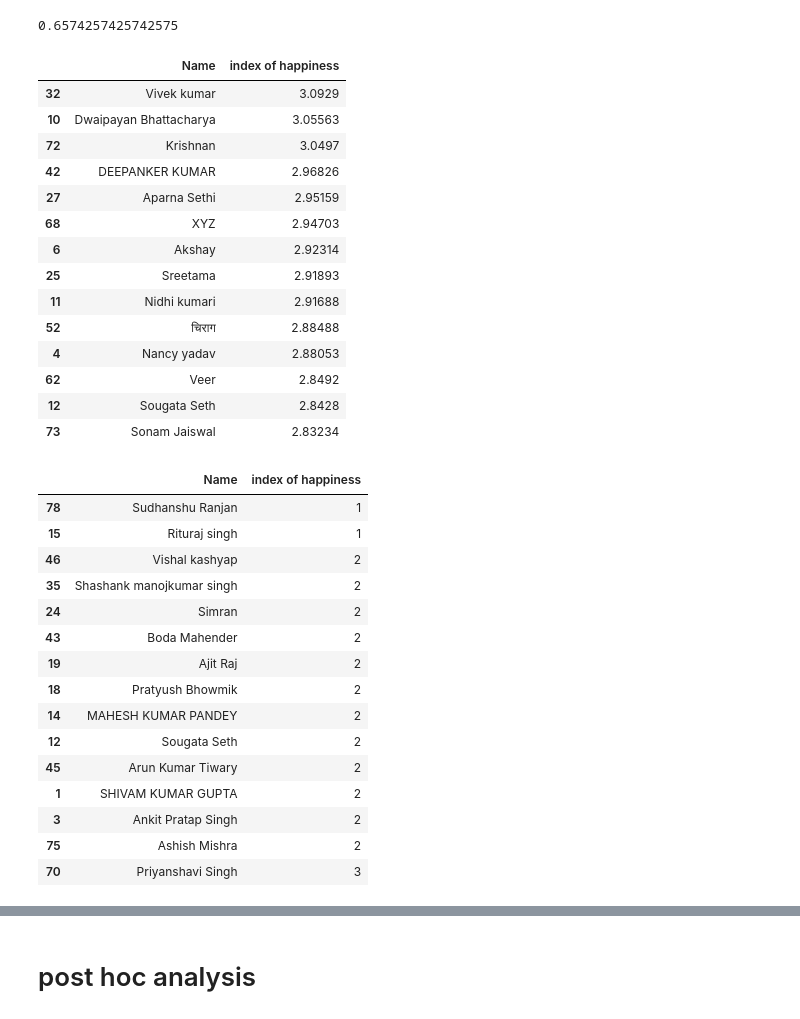
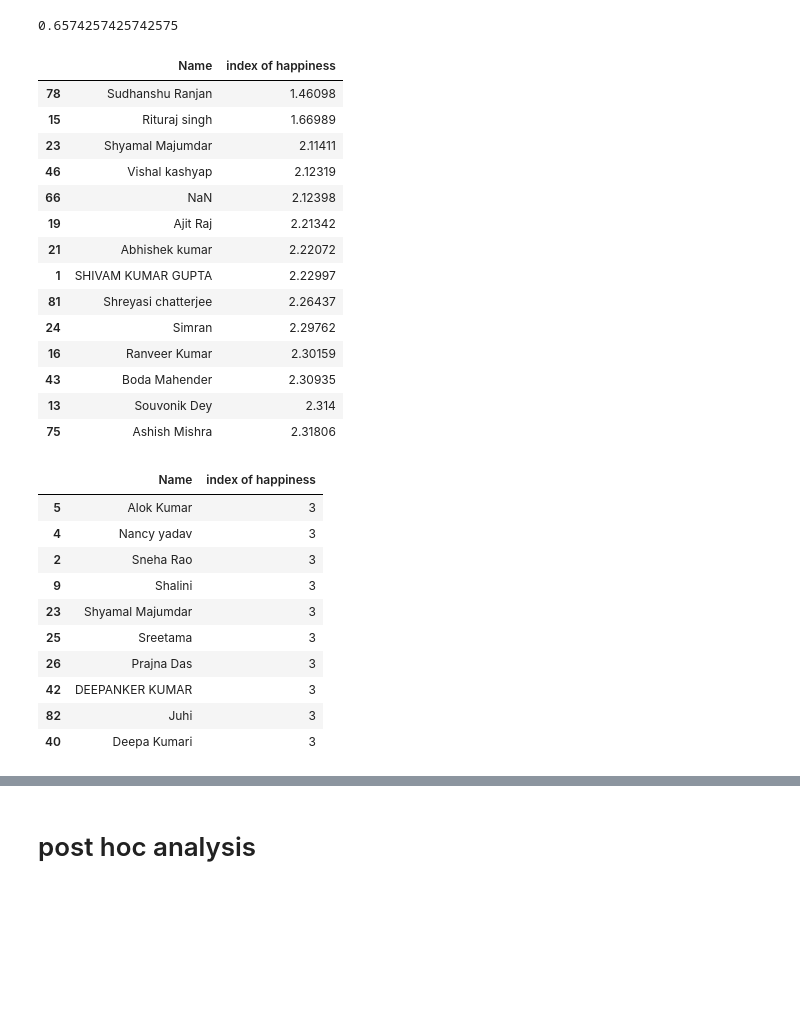
Before and after one commit to sudhanshuranjansr/Human_Happiness_index, a Jupyter notebook: master_project2.0.ipynb, the cells around one changed output, grey strips where cells are left out. Cells and saved outputs as stored; diff of their text form; code cells hidden in the pictures; blank space fills up the shorter version.

```diff
--- a/master_project2.0.ipynb
+++ b/master_project2.0.ipynb
@@ -643,46 +678,41 @@ accuracy_score(numriser(DataFrame(y_pre1)[0].values),(numriser(DataFrame(y22)[0]
 yr_pre=model_xg3.predict(xr*t22)
 dfi_pre=DataFrame([df_r1["Name"].values,yr_pre],index=["Name","index of happiness"]).T
 # %%
-dfi_pre.sort_values(by=["index of happiness"],ascending=False)[1:15]
+dfi_pre.sort_values(by=["index of happiness"],ascending=True)[1:15]
 # %% [output]
 |  | Name | index of happiness |
-| 32 | Vivek kumar | 3.0929 |
-| 10 | Dwaipayan Bhattacharya | 3.05563 |
-| 72 | Krishnan | 3.0497 |
-| 42 | DEEPANKER KUMAR | 2.96826 |
-| 27 | Aparna Sethi | 2.95159 |
-| 68 | XYZ | 2.94703 |
-| 6 | Akshay | 2.92314 |
-| 25 | Sreetama | 2.91893 |
-| 11 | Nidhi kumari | 2.91688 |
-| 52 | चिराग | 2.88488 |
-| 4 | Nancy yadav | 2.88053 |
-| 62 | Veer | 2.8492 |
-| 12 | Sougata Seth | 2.8428 |
-| 73 | Sonam Jaiswal | 2.83234 |
+| 78 | Sudhanshu Ranjan | 1.46098 |
+| 15 | Rituraj singh | 1.66989 |
+| 23 | Shyamal Majumdar | 2.11411 |
+| 46 | Vishal kashyap | 2.12319 |
+| 66 | NaN | 2.12398 |
+| 19 | Ajit Raj | 2.21342 |
+| 21 | Abhishek kumar | 2.22072 |
+| 1 | SHIVAM KUMAR GUPTA | 2.22997 |
+| 81 | Shreyasi chatterjee | 2.26437 |
+| 24 | Simran | 2.29762 |
+| 16 | Ranveer Kumar | 2.30159 |
+| 43 | Boda Mahender | 2.30935 |
+| 13 | Souvonik Dey | 2.314 |
+| 75 | Ashish Mishra | 2.31806 |
 # %%
 #dfi_pre.sort_values(by=["index of happiness"],ascending=False)[0:15]
 # %%
 #happiness("gaurav kumar gupta")
 # %%
-dfr_pre.sort_values(by=["index of happiness"],ascending=True)[1:16]
+dfr_pre.sort_values(by=["index of happiness"],ascending=True)[60:70]
 # %% [output]
 |  | Name | index of happiness |
-| 78 | Sudhanshu Ranjan | 1 |
-| 15 | Rituraj singh | 1 |
-| 46 | Vishal kashyap | 2 |
-| 35 | Shashank manojkumar singh | 2 |
-| 24 | Simran | 2 |
-| 43 | Boda Mahender | 2 |
-| 19 | Ajit Raj | 2 |
-| 18 | Pratyush Bhowmik | 2 |
-| 14 | MAHESH KUMAR PANDEY | 2 |
-| 12 | Sougata Seth | 2 |
-| 45 | Arun Kumar Tiwary | 2 |
-| 1 | SHIVAM KUMAR GUPTA | 2 |
-| 3 | Ankit Pratap Singh | 2 |
-| 75 | Ashish Mishra | 2 |
-| 70 | Priyanshavi Singh | 3 |
+| 5 | Alok Kumar | 3 |
+| 4 | Nancy yadav | 3 |
+| 2 | Sneha Rao | 3 |
+| 9 | Shalini | 3 |
+| 23 | Shyamal Majumdar | 3 |
+| 25 | Sreetama | 3 |
+| 26 | Prajna Das | 3 |
+| 42 | DEEPANKER KUMAR | 3 |
+| 82 | Juhi | 3 |
+| 40 | Deepa Kumari | 3 |
 # %%
 n=2                   #change the value  of n
 ind=np.where(dfr_pre["index of happiness"]==n)
```
Also changed, not shown: parts of 22 cells of this notebook.
